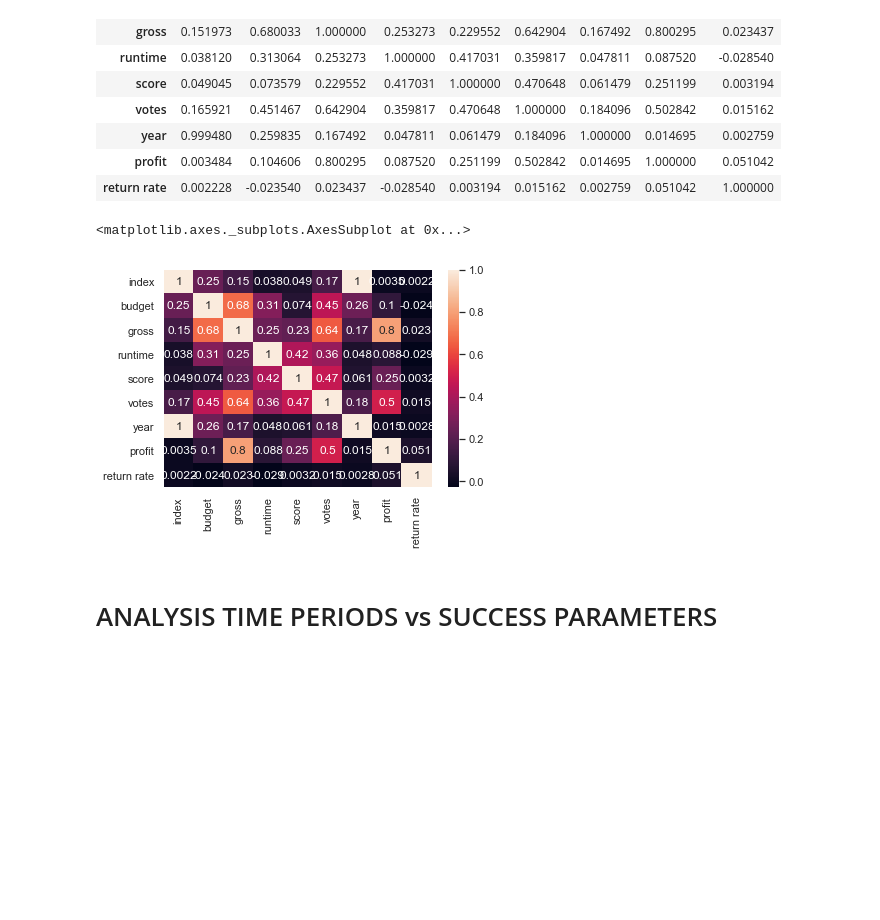
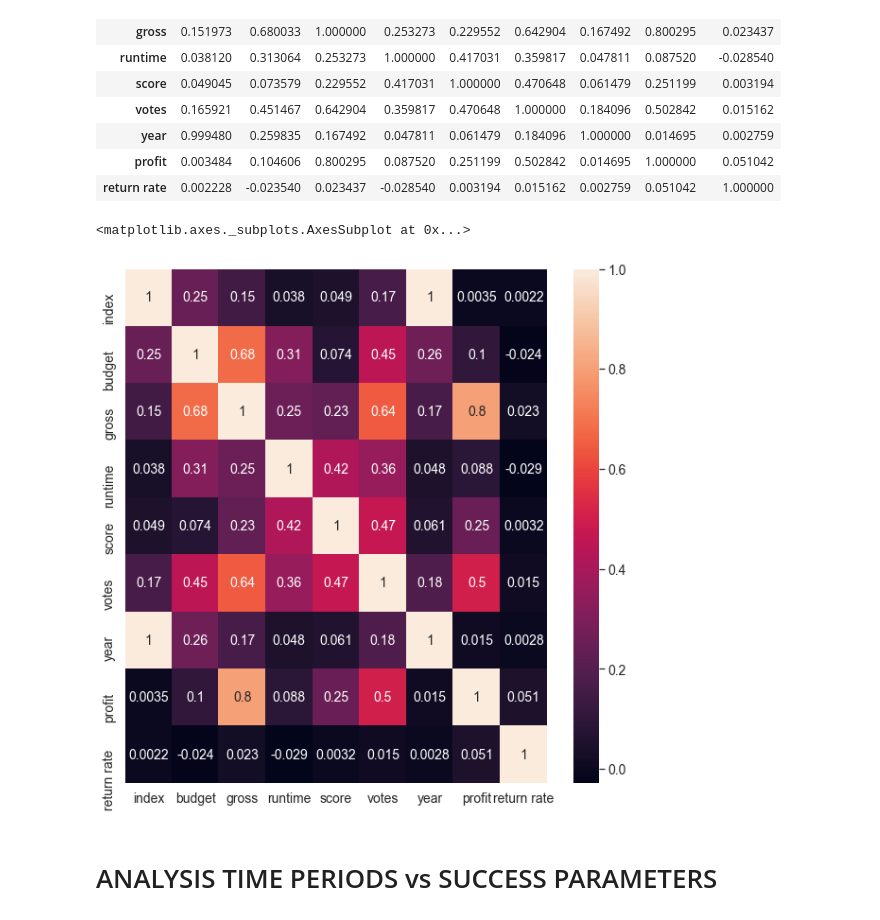
Before and after one commit to adrientalbot/your-own-project, a Jupyter notebook: data/Movies analysis.ipynb, the cells around one changed output. Saved outputs shown, nothing was run; the diff lists cells and outputs as text; code cells hidden in the pictures; blank space fills up the shorter version.

```diff
--- a/data/Movies analysis.ipynb
+++ b/data/Movies analysis.ipynb
@@ -15,7 +15,7 @@ sns.set()
 # %%
 SMALL_SIZE = 10
 MEDIUM_SIZE = 14
-BIGGER_SIZE = 24
+BIGGER_SIZE = 20
 
 plt.rc('font', size=MEDIUM_SIZE)
 plt.rc('axes', titlesize=BIGGER_SIZE)
@@ -202,12 +206,13 @@ df_movies_3.corr()
 | return rate | 0.002228 | -0.023540 | 0.023437 | -0.028540 | 0.003194 | 0.015162 | 0.002759 | 0.051042 | 1.000000 |
 # %%
 #Heatmap all years
+fig, ax = plt.subplots(1,1, figsize = (10,10))
 sns.heatmap(df_movies_3.corr(), annot = True)
 #https://seaborn.pydata.org/generated/seaborn.heatmap.html
 #https://towardsdatascience.com/linear-regression-using-python-ce21aa90ade6
 # %% [output]
 <matplotlib.axes._subplots.AxesSubplot at 0x...>
-[figure, old version]
+[figure, new version]
 # %% [markdown]
 # ANALYSIS TIME PERIODS vs SUCCESS PARAMETERS
 # %% [markdown]
```
Also changed, not shown: parts of 58 cells of this notebook.
